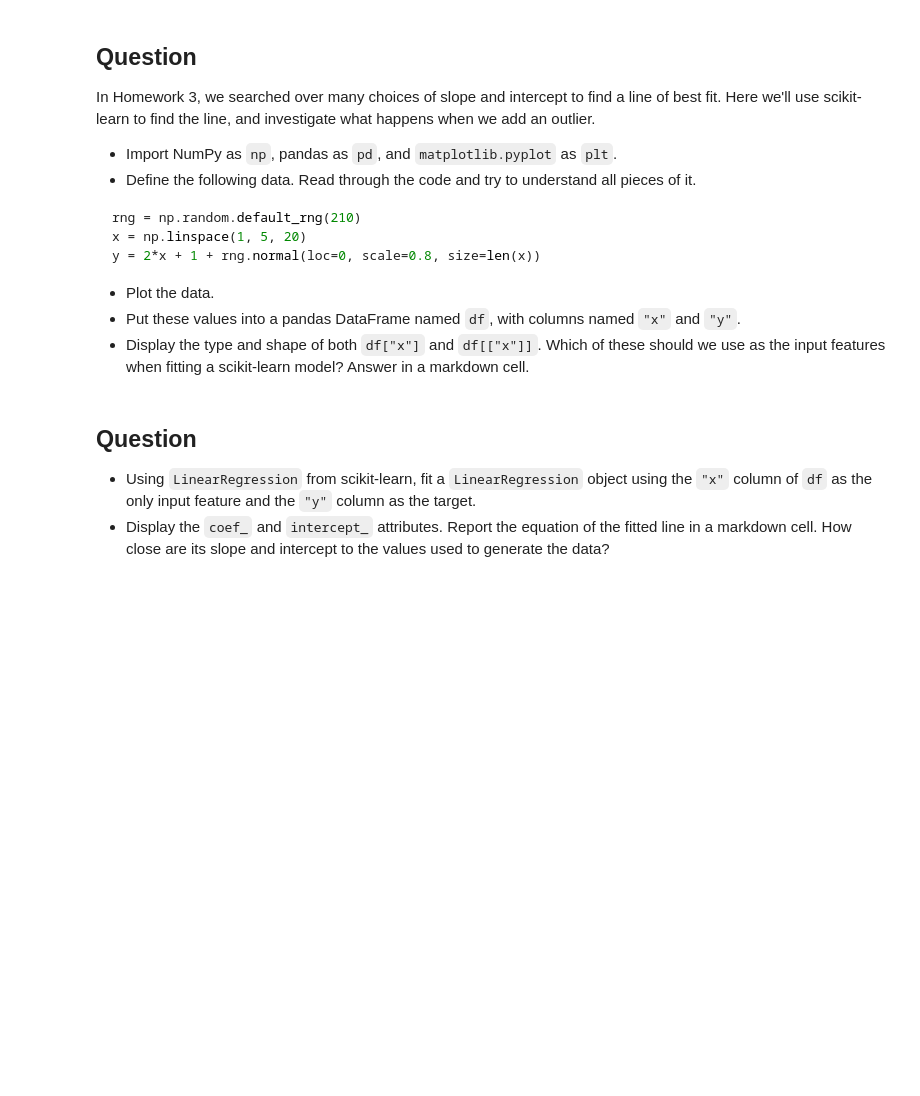
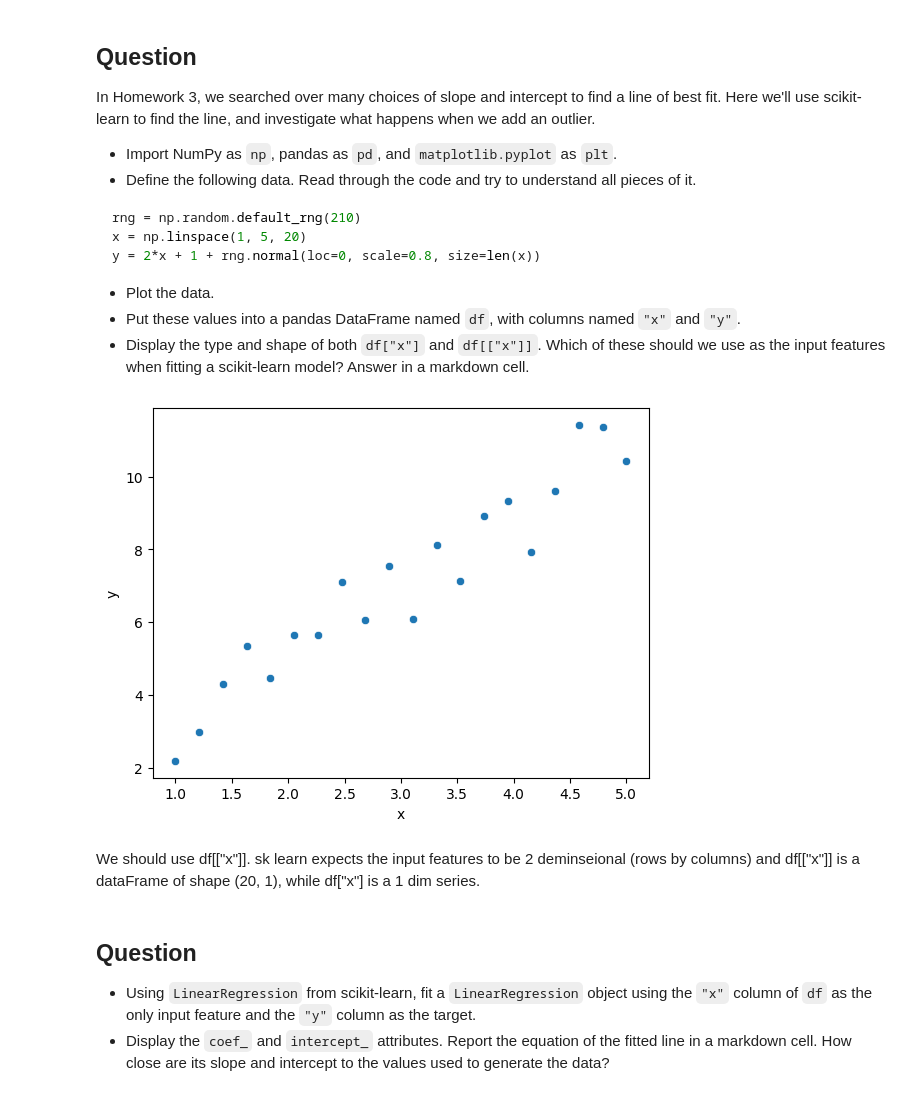
Before and after one commit to yeungme-ops/Homework4, a Jupyter notebook: Homework4.ipynb, the cells around one changed output. Saved outputs shown, nothing was run; the diff lists cells and outputs as text; code cells hidden in the pictures; blank space fills up the shorter version.

```diff
--- a/Homework4.ipynb
+++ b/Homework4.ipynb
@@ -17,6 +17,23 @@ y = 2*x + 1 + rng.normal(loc=0, scale=0.8, size=len(x))
 * Plot the data.
 * Put these values into a pandas DataFrame named `df`, with columns named `"x"` and `"y"`.
 * Display the type and shape of both `df["x"]` and `df[["x"]]`.  Which of these should we use as the input features when fitting a scikit-learn model?  Answer in a markdown cell.
+# %%
+import numpy as np
+import pandas as pd
+import matplotlib.pyplot as plt
+
+rng = np.random.default_rng(210)
+x = np.linspace(1, 5, 20)
+y = 2*x + 1 + rng.normal(loc=0, scale=0.8, size=len(x))
+
+fig, ax = plt.subplots()
+ax.scatter(x, y)
+ax.set_xlabel("x")
+ax.set_ylabel("y")
+# %% [output]
+[figure, added]
+# %% [markdown]
+We should use df[["x"]]. sk learn expects the input features to be 2 deminseional (rows by columns) and df[["x"]] is a dataFrame of shape (20, 1), while df["x"] is a 1 dim series.
 # %% [markdown]
 ## Question
 
```
Also changed, not shown: parts of 10 cells of this notebook.
